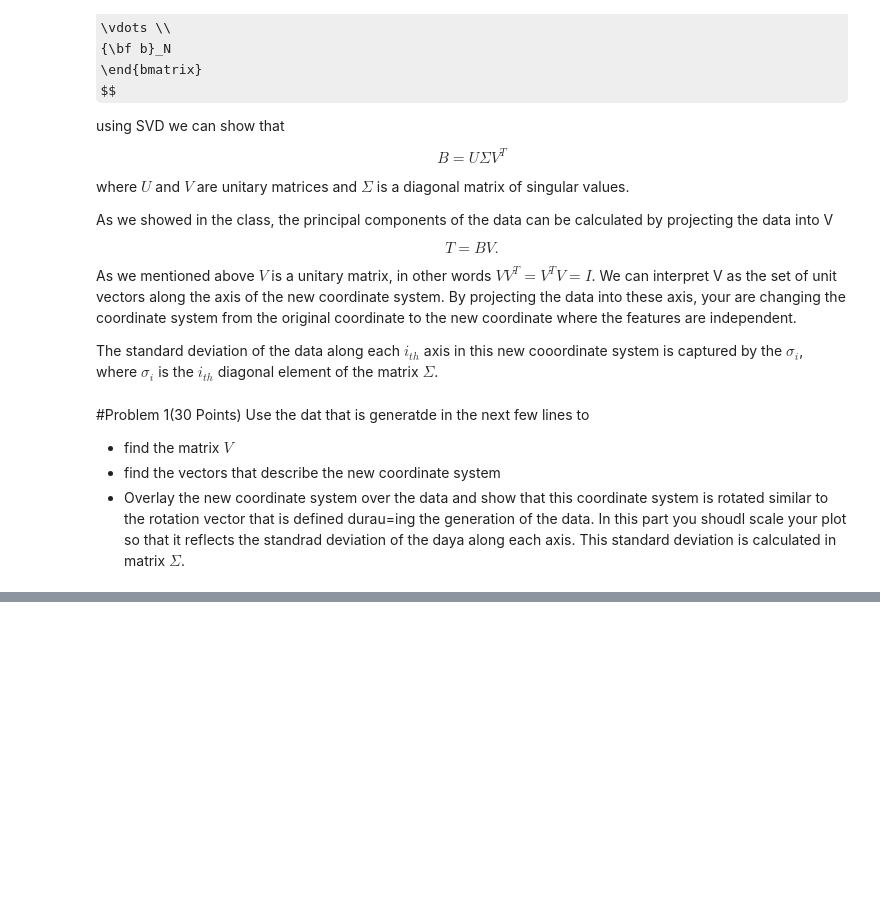
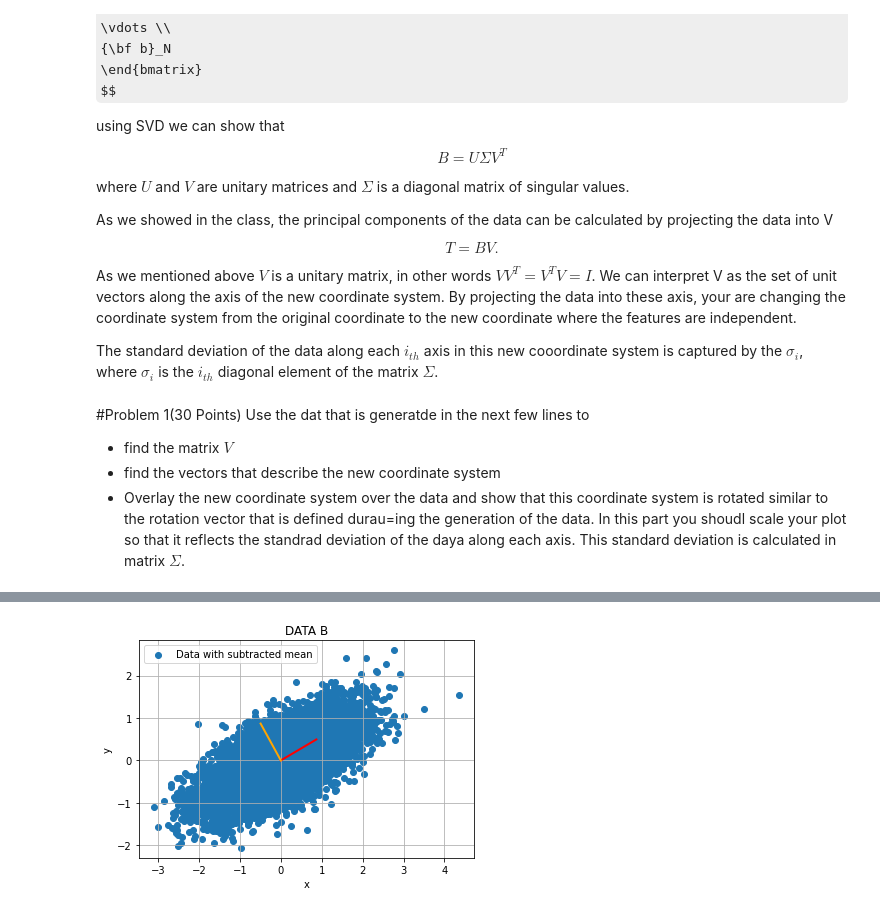
Before and after one commit to patty-13/MSML-603-UMD-MACHINE-LEARNING, a Jupyter notebook: HW10_PRATYUSH_SETHI_119344675.ipynb, the cells around one changed output, grey strips where cells are left out. Drawn from its saved outputs; the diff is of its cells as text; code cells hidden in the pictures; some formulas as TeX source; blank space fills up the shorter version.

```diff
--- a/HW10_PRATYUSH_SETHI_119344675.ipynb
+++ b/HW10_PRATYUSH_SETHI_119344675.ipynb
@@ -165,0 +178,11 @@ MEAN SUBTRACTED DATA
+# %%
+# principle components plotted on Data shifted with mean.
+# Data that is processed after subtracting mean x_mean with center zero.
+plot_data(B,"DATA B","Data with subtracted mean")
+plt.plot(np.array([0, VT[0,0]]),
+         np.array([0, VT[0,1]]), '-', color='r', Linewidth =2)
+plt.plot(np.array([0, VT[1,0]]),
+         np.array([0, VT[1,1]]), '-', color='orange',Linewidth =2)
+plt.show()
+# %% [output]
+[figure, added]
```
Also changed, not shown: parts of 10 cells of this notebook.
